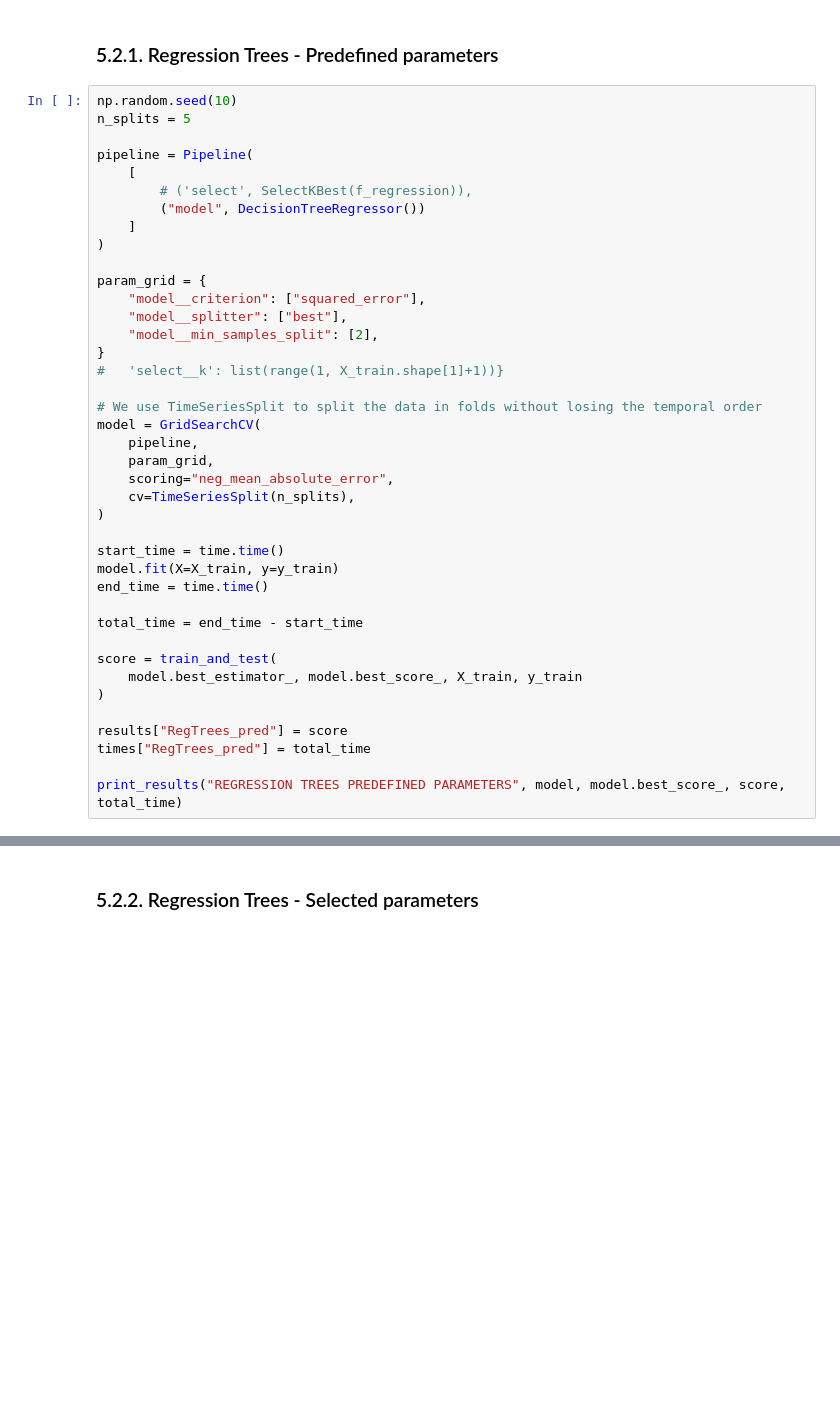
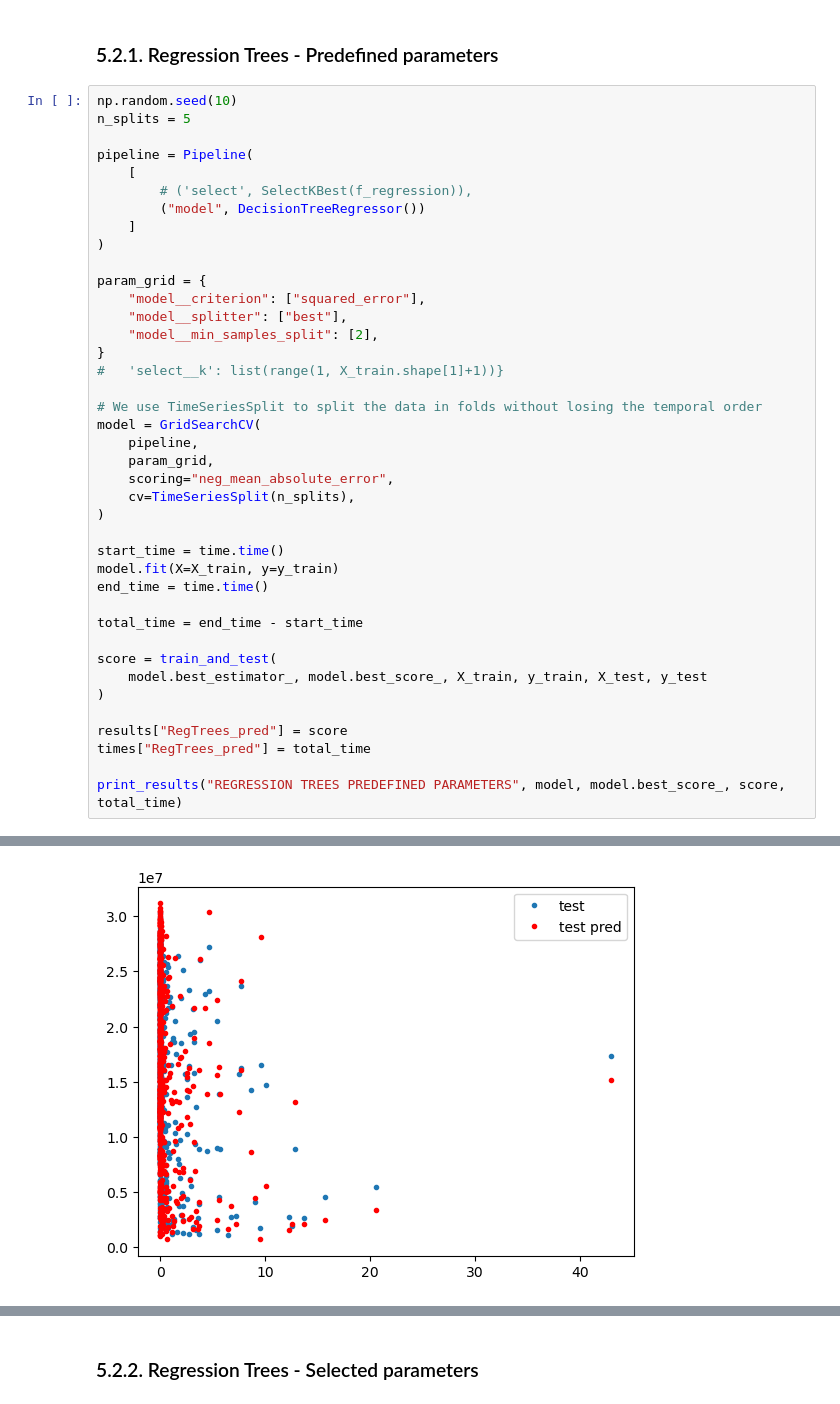
Before and after one commit to carlosiborra/AMS-2013-2014-Solar-Energy-Prediction-Contest, a Jupyter notebook: code/model.ipynb, the cells around one changed output, grey strips where cells are left out. Drawn from its saved outputs; the diff is of its cells as text; blank space fills up the shorter version.

```diff
--- a/code/model.ipynb
+++ b/code/model.ipynb
@@ -781,7 +773,7 @@ end_time = time.time()
 total_time = end_time - start_time
 
 score = train_and_test(
-    model.best_estimator_, model.best_score_, X_train, y_train
+    model.best_estimator_, model.best_score_, X_train, y_train, X_test, y_test
 )
 
 results["RegTrees_pred"] = score
@@ -795,4 +788,5 @@ RMSE train: 0.00        MAE train: 0.00
 [figure]
+[figure, added]
 ---------------------------------------------------
 REGRESSION TREES PREDEFINED PARAMETERS best model is:
 
```
Also changed, not shown: parts of 16 cells of this notebook, 4 other files.
